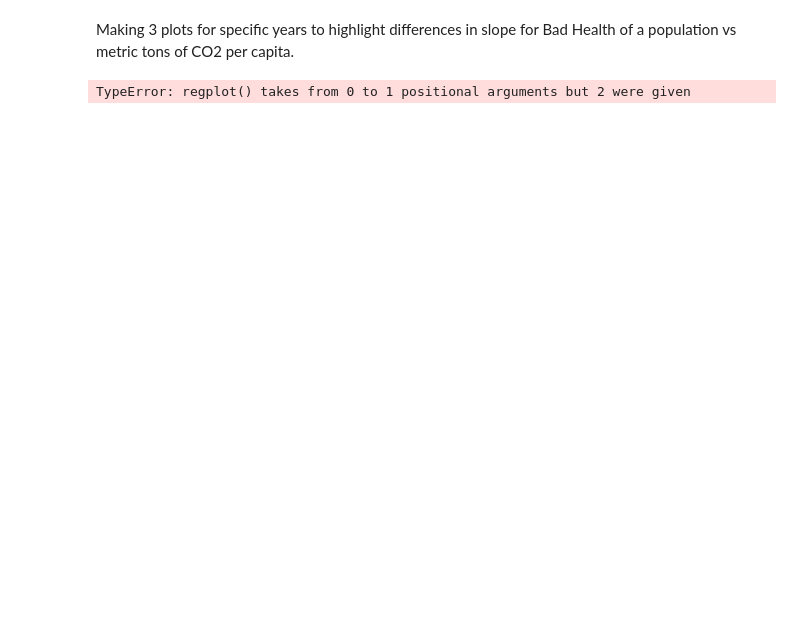
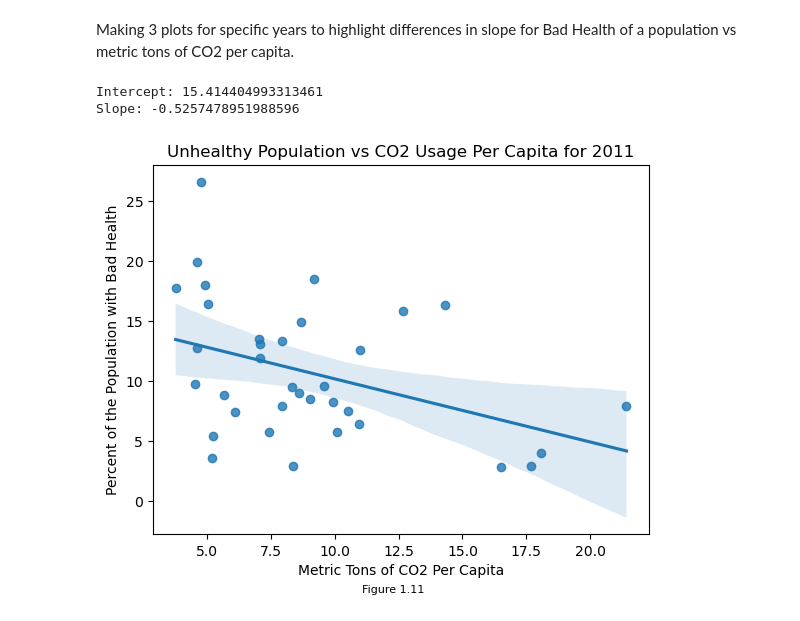
Before and after one commit to AtWillB/INST447-Final, a Jupyter notebook: analysis.ipynb, the cells around one changed output. Cells and saved outputs as stored; diff of their text form; code cells hidden in the pictures; blank space fills up the shorter version.

```diff
--- a/analysis.ipynb
+++ b/analysis.ipynb
@@ -183,19 +189,21 @@ population vs metric tons of CO2 per capita.
 # %%
 #Creating a plot for Percent of a population with bad health
 #vs Metric Tons of CO2 per capita for JUST 2011
 
-badhealthplot2011 = sns.regplot(badhealth_df_2011['MTCO2_per_cap'], badhealth_df_2011['PercentOfPopulation'])
+badhealthplot2011 = sns.regplot(x = badhealth_df_2011['MTCO2_per_cap'], y = badhealth_df_2011['PercentOfPopulation'])
 plt.xlabel('Metric Tons of CO2 Per Capita')
 plt.ylabel('Percent of the Population with Bad Health')
 plt.title('Unhealthy Population vs CO2 Usage Per Capita for 2011')
 plt.figtext(0.5, -0.01, 'Figure 1.11', wrap=True, horizontalalignment='center', fontsize=8)
 
 #Calculating slope and intercept of the graph
 slope, intercept, r, badhealthplot2011, sterr = scipy.stats.linregress(x=badhealthplot2011.get_lines()[0].get_xdata(), y=badhealthplot2011.get_lines()[0].get_ydata())
 print('Intercept:', intercept)
 print('Slope:', slope)
 # %% [output]
-TypeError: regplot() takes from 0 to 1 positional arguments but 2 were given
+Intercept: 15.414404993313461
+Slope: -0.5257478951988596
+[figure, added]
 # %%
 #Creating a plot for Percent of a population with bad health
 #vs Metric Tons of CO2 per capita for JUST 2015
```
Also changed, not shown: parts of 6 cells of this notebook.
